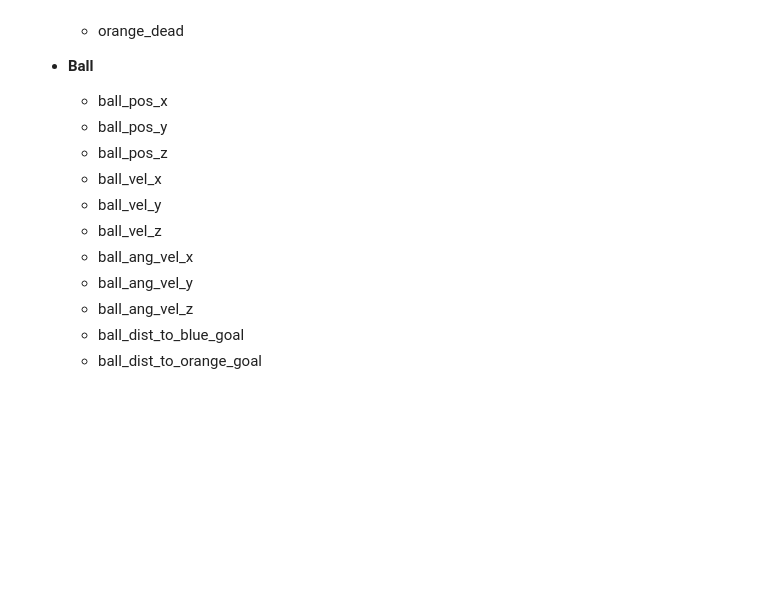
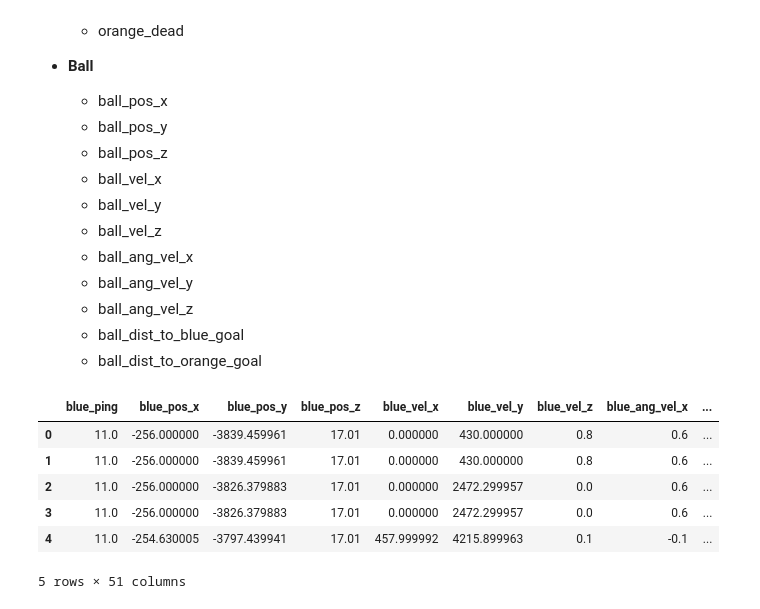
Before and after one commit to shughes1000/Rocket-League-Goal-Probability, a Jupyter notebook: feature_selection_version3.ipynb, the cells around one changed output. Saved outputs shown, nothing was run; the diff lists cells and outputs as text; code cells hidden in the pictures; blank space fills up the shorter version.

```diff
--- a/feature_selection_version3.ipynb
+++ b/feature_selection_version3.ipynb
@@ -177,3 +177,64 @@ Based on the output above and my intuition of over six years of playing Rocket L
     - ball_ang_vel_z
     - ball_dist_to_blue_goal
     - ball_dist_to_orange_goal
+# %%
+X = df_train[["blue_ping",
+              "blue_pos_x",
+              "blue_pos_y",
+              "blue_pos_z",
+              "blue_vel_x",
+              "blue_vel_y",
+              "blue_vel_z",
+              "blue_ang_vel_x",
+              "blue_ang_vel_y",
+              "blue_ang_vel_z",
+              "blue_rot_x",
+              "blue_rot_y",
+              "blue_rot_z",
+              "blue_jump_active",
+              "blue_dodge_active",
+              "blue_boost",
+              "blue_possesion",
+              "blue_dist_to_ball",
+              "blue_behind_ball",
+              "blue_dead",
+              "orange_ping",
+              "orange_pos_x",
+              "orange_pos_y",
+              "orange_pos_z",
+              "orange_vel_x",
+              "orange_vel_y",
+              "orange_vel_z",
+              "orange_ang_vel_x",
+              "orange_ang_vel_y",
+              "orange_ang_vel_z",
+              "orange_rot_x",
+              "orange_rot_y",
+              "orange_rot_z",
+              "orange_jump_active",
+              "orange_dodge_active",
+              "orange_boost",
+              "orange_possesion",
+              "orange_dist_to_ball",
+              "orange_behind_ball",
+              "orange_dead",
+              "ball_pos_x",
+              "ball_pos_y",
+              "ball_pos_z",
+              "ball_vel_x",
+              "ball_vel_y",
+              "ball_vel_z",
+              "ball_ang_vel_x",
+              "ball_ang_vel_y",
+              "ball_ang_vel_z",
+              "ball_dist_to_blue_goal",
+              "ball_dist_to_orange_goal"]].copy()
+X.head()
+# %% [output]
+|  | blue_ping | blue_pos_x | blue_pos_y | blue_pos_z | blue_vel_x | blue_vel_y | blue_vel_z | blue_ang_vel_x | ... |
+| 0 | 11.0 | -256.000000 | -3839.459961 | 17.01 | 0.000000 | 430.000000 | 0.8 | 0.6 | ... |
+| 1 | 11.0 | -256.000000 | -3839.459961 | 17.01 | 0.000000 | 430.000000 | 0.8 | 0.6 | ... |
+| 2 | 11.0 | -256.000000 | -3826.379883 | 17.01 | 0.000000 | 2472.299957 | 0.0 | 0.6 | ... |
+| 3 | 11.0 | -256.000000 | -3826.379883 | 17.01 | 0.000000 | 2472.299957 | 0.0 | 0.6 | ... |
+| 4 | 11.0 | -254.630005 | -3797.439941 | 17.01 | 457.999992 | 4215.899963 | 0.1 | -0.1 | ... |
+5 rows × 51 columns
```
Also changed, not shown: parts of 1 cell of this notebook.
